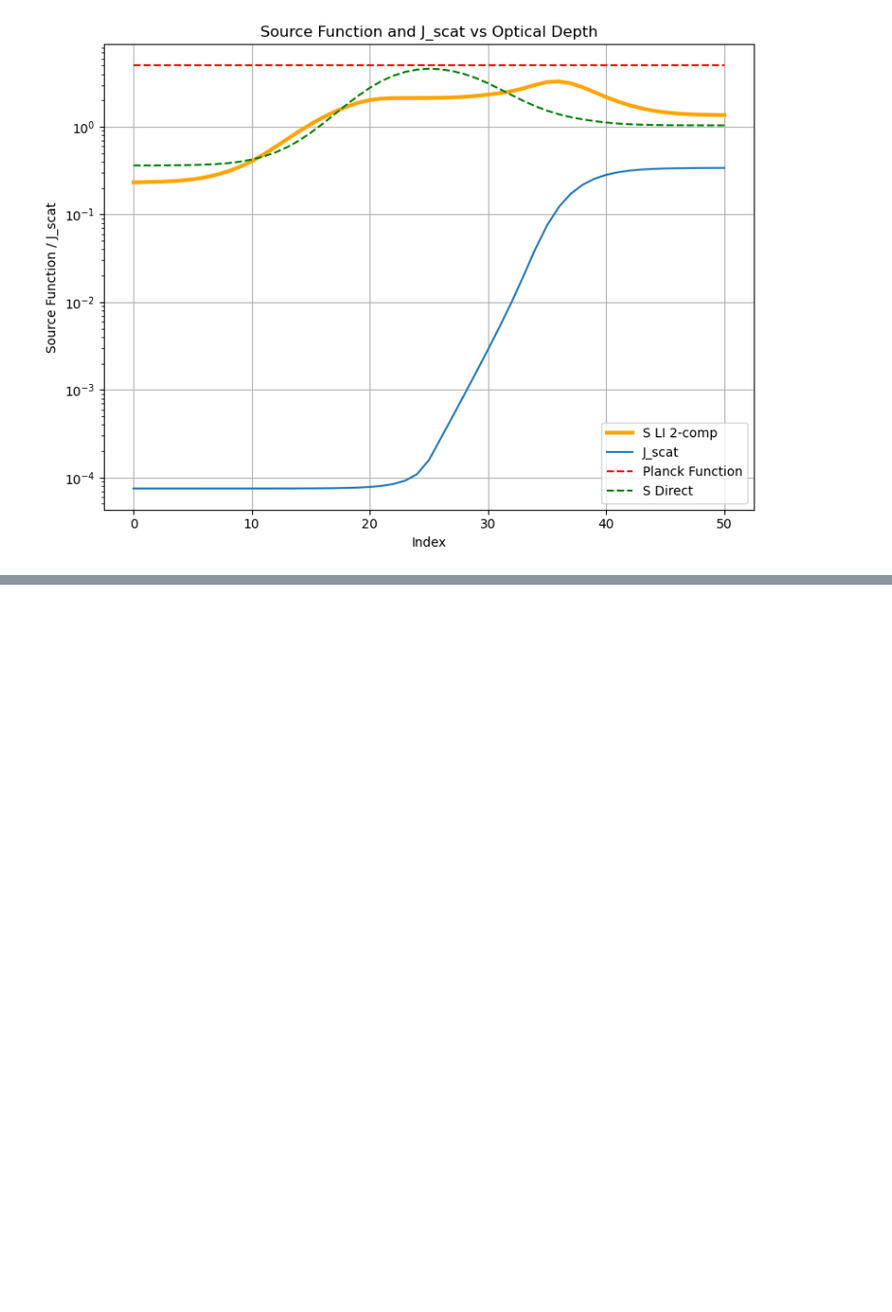
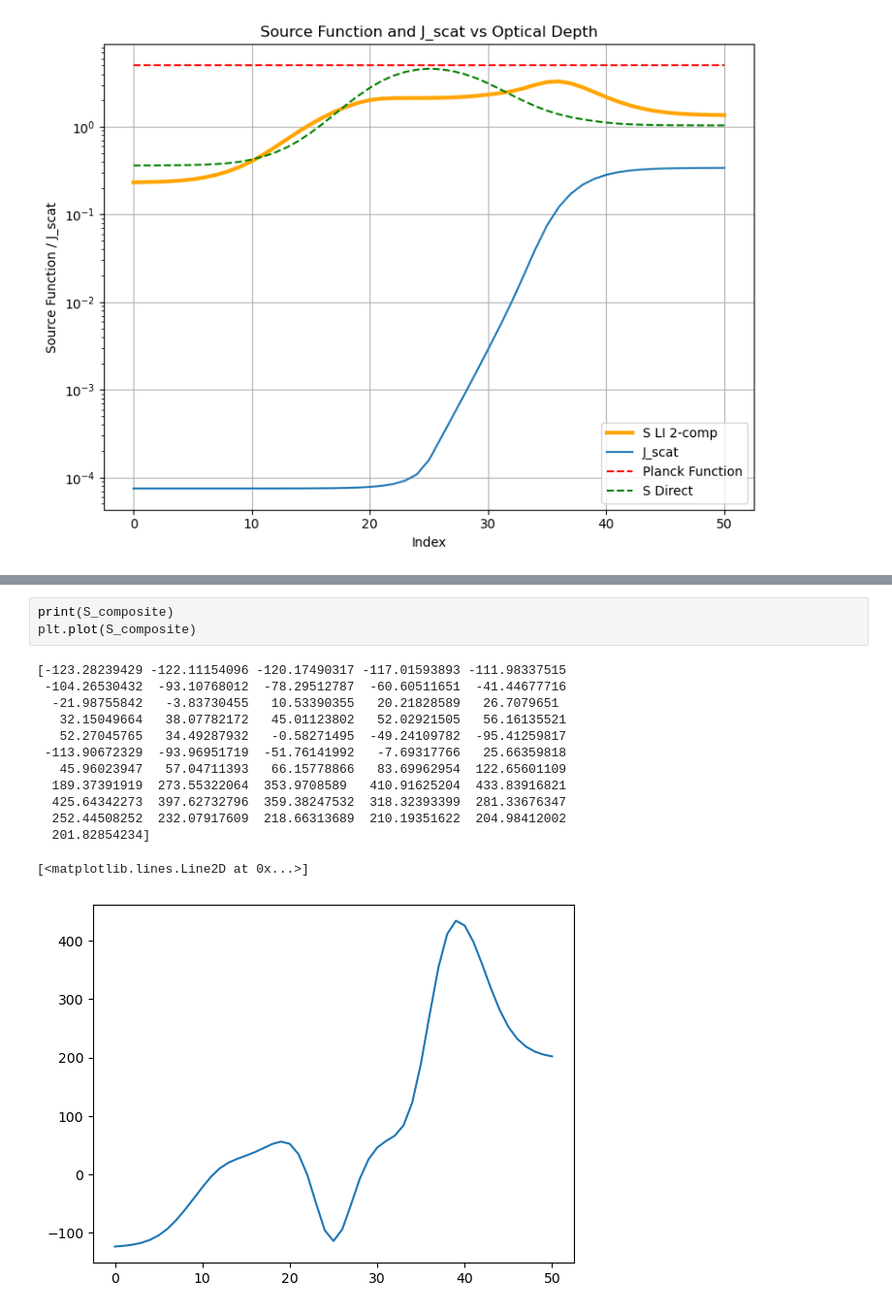
Before and after one commit to ivanzmilic/2lvl_nlte, a Jupyter notebook: slab_experiments/Two_comp.ipynb, the cells around one changed output, grey strips where cells are left out. Shown at 97% size. Saved outputs shown, nothing was run; the diff lists cells and outputs as text; blank space fills up the shorter version.

```diff
--- a/slab_experiments/Two_comp.ipynb
+++ b/slab_experiments/Two_comp.ipynb
@@ -136,0 +168,17 @@ plt.tight_layout()
+# %%
+print(S_composite)
+plt.plot(S_composite)
+# %% [output]
+[-123.28239429 -122.11154096 -120.17490317 -117.01593893 -111.98337515
+ -104.26530432  -93.10768012  -78.29512787  -60.60511651  -41.44677716
+  -21.98755842   -3.83730455   10.53390355   20.21828589   26.7079651
+   32.15049664   38.07782172   45.01123802   52.02921505   56.16135521
+   52.27045765   34.49287932   -0.58271495  -49.24109782  -95.41259817
+ -113.90672329  -93.96951719  -51.76141992   -7.69317766   25.66359818
+   45.96023947   57.04711393   66.15778866   83.69962954  122.65601109
+  189.37391919  273.55322064  353.9708589   410.91625204  433.83916821
+  425.64342273  397.62732796  359.38247532  318.32393399  281.33676347
+  252.44508252  232.07917609  218.66313689  210.19351622  204.98412002
+  201.82854234]
+[<matplotlib.lines.Line2D at 0x...>]
+[figure, added]
```
Also changed, not shown: parts of 3 cells of this notebook, 1 other file.
